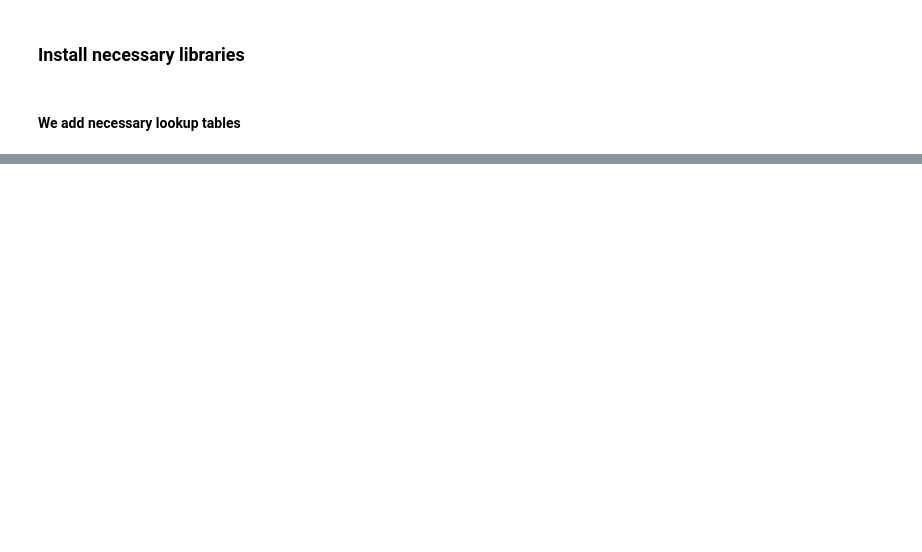
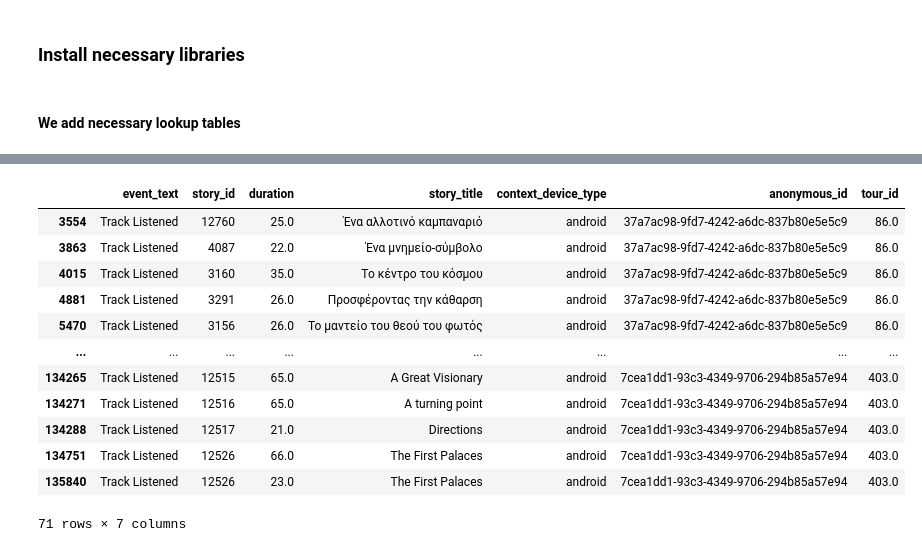
Before and after one commit to VassilisK2001/Personalized-Tours, a Jupyter notebook: notebooks/Data_Cleaning.ipynb, the cells around one changed output, grey strips where cells are left out. Saved outputs shown, nothing was run; the diff lists cells and outputs as text; code cells hidden in the pictures; blank space fills up the shorter version.

```diff
--- a/notebooks/Data_Cleaning.ipynb
+++ b/notebooks/Data_Cleaning.ipynb
@@ -34,0 +358,3 @@ df_difficulty.to_csv('../data/difficulty_levels.csv', index=False)
+# %%
+# Assign row ids where anonymous_id is null to a list
+anonymous_ids_null = df_android[df_android['anonymous_id'].isna()].index.to_list()
@@ -34,0 +363,31 @@ df_difficulty.to_csv('../data/difficulty_levels.csv', index=False)
+# %%
+def generate_uuid():
+    return str(uuid.uuid4())
+
+# Identify records where both anonymous_id and user_id are null
+mask = df_android['anonymous_id'].isna()
+
+# Extract unique tour_ids where both fields are null
+tour_ids_to_fill = df_android.loc[mask.index, 'tour_id'].unique()
+
+# Generate a unique ID for each tour_id in this subset
+uuid_mapping = {tour_id:generate_uuid() for tour_id in tour_ids_to_fill}
+
+# Assign the generated UUIDs to matching tour_id rows where anonymous_id is null
+df_android.loc[mask.index, 'anonymous_id'] = df_android.loc[mask.index,'tour_id'].map(uuid_mapping)
+# %%
+df_android.loc[anonymous_ids_null]
+# %% [output]
+|  | event_text | story_id | duration | story_title | context_device_type | anonymous_id | tour_id |
+| 3554 | Track Listened | 12760 | 25.0 | Ένα αλλοτινό καμπαναριό | android | 37a7ac98-9fd7-4242-a6dc-837b80e5e5c9 | 86.0 |
+| 3863 | Track Listened | 4087 | 22.0 | Ένα μνημείο-σύμβολο | android | 37a7ac98-9fd7-4242-a6dc-837b80e5e5c9 | 86.0 |
+| 4015 | Track Listened | 3160 | 35.0 | Το κέντρο του κόσμου | android | 37a7ac98-9fd7-4242-a6dc-837b80e5e5c9 | 86.0 |
+| 4881 | Track Listened | 3291 | 26.0 | Προσφέροντας την κάθαρση | android | 37a7ac98-9fd7-4242-a6dc-837b80e5e5c9 | 86.0 |
+| 5470 | Track Listened | 3156 | 26.0 | Το μαντείο του θεού του φωτός | android | 37a7ac98-9fd7-4242-a6dc-837b80e5e5c9 | 86.0 |
+| ... | ... | ... | ... | ... | ... | ... | ... |
+| 134265 | Track Listened | 12515 | 65.0 | A Great Visionary | android | 7cea1dd1-93c3-4349-9706-294b85a57e94 | 403.0 |
+| 134271 | Track Listened | 12516 | 65.0 | A turning point | android | 7cea1dd1-93c3-4349-9706-294b85a57e94 | 403.0 |
+| 134288 | Track Listened | 12517 | 21.0 | Directions | android | 7cea1dd1-93c3-4349-9706-294b85a57e94 | 403.0 |
+| 134751 | Track Listened | 12526 | 66.0 | The First Palaces | android | 7cea1dd1-93c3-4349-9706-294b85a57e94 | 403.0 |
+| 135840 | Track Listened | 12526 | 23.0 | The First Palaces | android | 7cea1dd1-93c3-4349-9706-294b85a57e94 | 403.0 |
+71 rows × 7 columns
```
Also changed, not shown: parts of 44 cells of this notebook.
